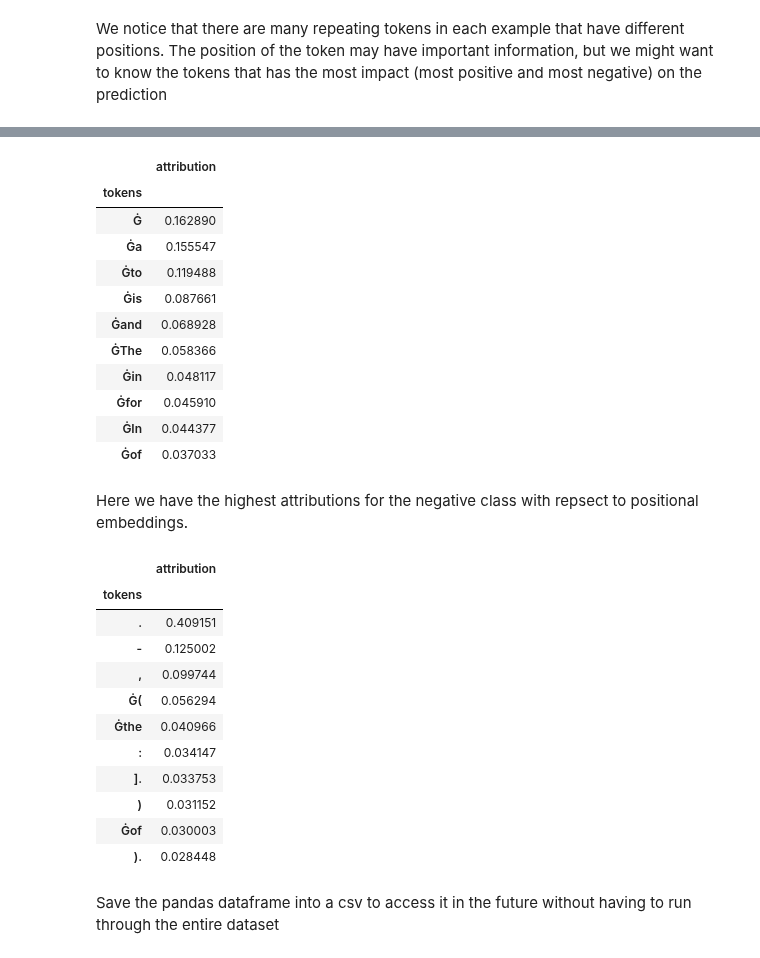
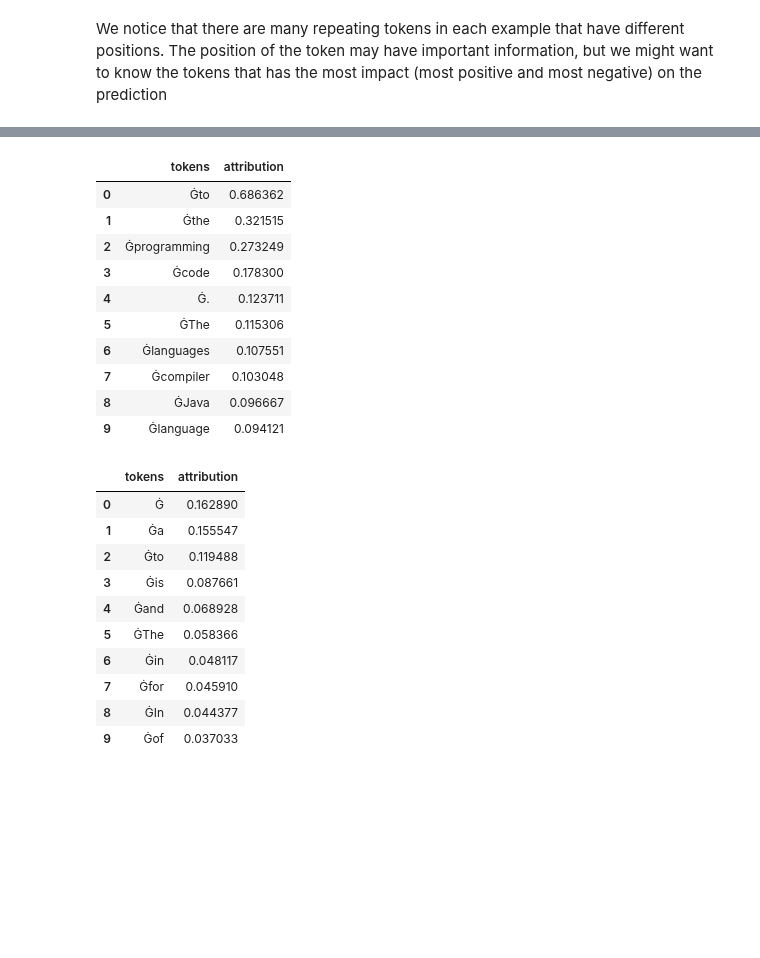
Before and after one commit to danielhou13/cogs402longformer, a Jupyter notebook: src/CaptumLongformerSequenceClassificationMultiembedding.ipynb, the cells around one changed output, grey strips where cells are left out. Saved outputs shown, nothing was run; the diff lists cells and outputs as text; code cells hidden in the pictures; blank space fills up the shorter version.

```diff
--- a/src/CaptumLongformerSequenceClassificationMultiembedding.ipynb
+++ b/src/CaptumLongformerSequenceClassificationMultiembedding.ipynb
@@ -325 +269,6 @@ Here we get the attributions for the negative class with respect to the word emb
+# %%
+df_pos_word = pd.read_csv("/content/drive/MyDrive/cogs402longformer/results/papers/papers_attributions/word_emb_attrib_ones_papers.csv")
+df_pos_posi = pd.read_csv("/content/drive/MyDrive/cogs402longformer/results/papers/papers_attributions/pos_emb_attrib_ones_papers.csv")
+df_neg_word = pd.read_csv("/content/drive/MyDrive/cogs402longformer/results/papers/papers_attributions/word_emb_attrib_zero_papers.csv")
+df_neg_posi = pd.read_csv("/content/drive/MyDrive/cogs402longformer/results/papers/papers_attributions/pos_emb_attrib_zero_papers.csv")
 # %%
@@ -359,34 +302,28 @@ Here we have the highest attributions for the negative class with repsect to pos
 # %%
-df_pos_zero[:10]
+df_neg_word[:10]
 # %% [output]
-|  | attribution |
-| tokens |  |
-| Ġ | 0.162890 |
-| Ġa | 0.155547 |
-| Ġto | 0.119488 |
-| Ġis | 0.087661 |
-| Ġand | 0.068928 |
-| ĠThe | 0.058366 |
-| Ġin | 0.048117 |
-| Ġfor | 0.045910 |
-| ĠIn | 0.044377 |
-| Ġof | 0.037033 |
+|  | tokens | attribution |
+| 0 | Ġto | 0.686362 |
+| 1 | Ġthe | 0.321515 |
+| 2 | Ġprogramming | 0.273249 |
+| 3 | Ġcode | 0.178300 |
+| 4 | Ġ. | 0.123711 |
+| 5 | ĠThe | 0.115306 |
+| 6 | Ġlanguages | 0.107551 |
+| 7 | Ġcompiler | 0.103048 |
+| 8 | ĠJava | 0.096667 |
+| 9 | Ġlanguage | 0.094121 |
-# %% [markdown]
-Here we have the highest attributions for the negative class with repsect to positional embeddings.
 # %%
-df_pos_ones[:10]
+df_neg_posi[:10]
 # %% [output]
-|  | attribution |
-| tokens |  |
-| . | 0.409151 |
-| - | 0.125002 |
-| , | 0.099744 |
-| Ġ( | 0.056294 |
-| Ġthe | 0.040966 |
-| : | 0.034147 |
-| ]. | 0.033753 |
-| ) | 0.031152 |
-| Ġof | 0.030003 |
-| ). | 0.028448 |
+|  | tokens | attribution |
+| 0 | Ġ | 0.162890 |
+| 1 | Ġa | 0.155547 |
+| 2 | Ġto | 0.119488 |
+| 3 | Ġis | 0.087661 |
+| 4 | Ġand | 0.068928 |
+| 5 | ĠThe | 0.058366 |
+| 6 | Ġin | 0.048117 |
+| 7 | Ġfor | 0.045910 |
+| 8 | ĠIn | 0.044377 |
+| 9 | Ġof | 0.037033 |
-# %% [markdown]
-Save the pandas dataframe into a csv to access it in the future without having to run through the entire dataset
```
Also changed, not shown: parts of 17 cells of this notebook.
